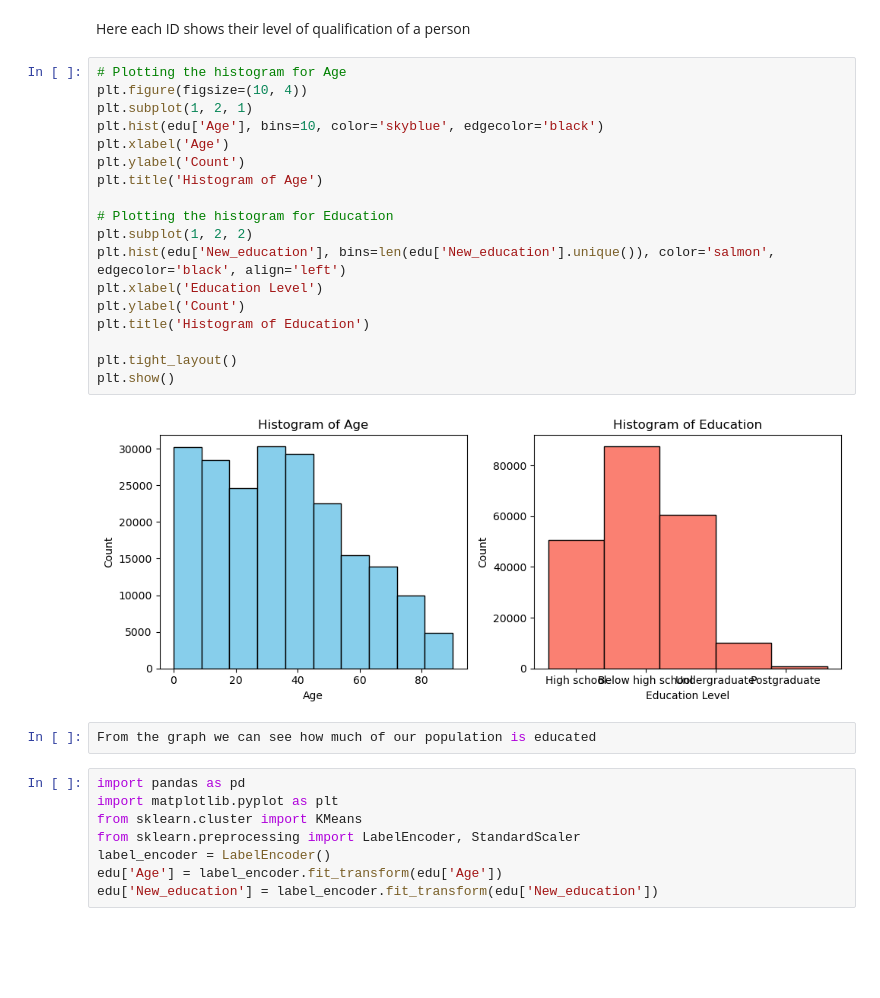
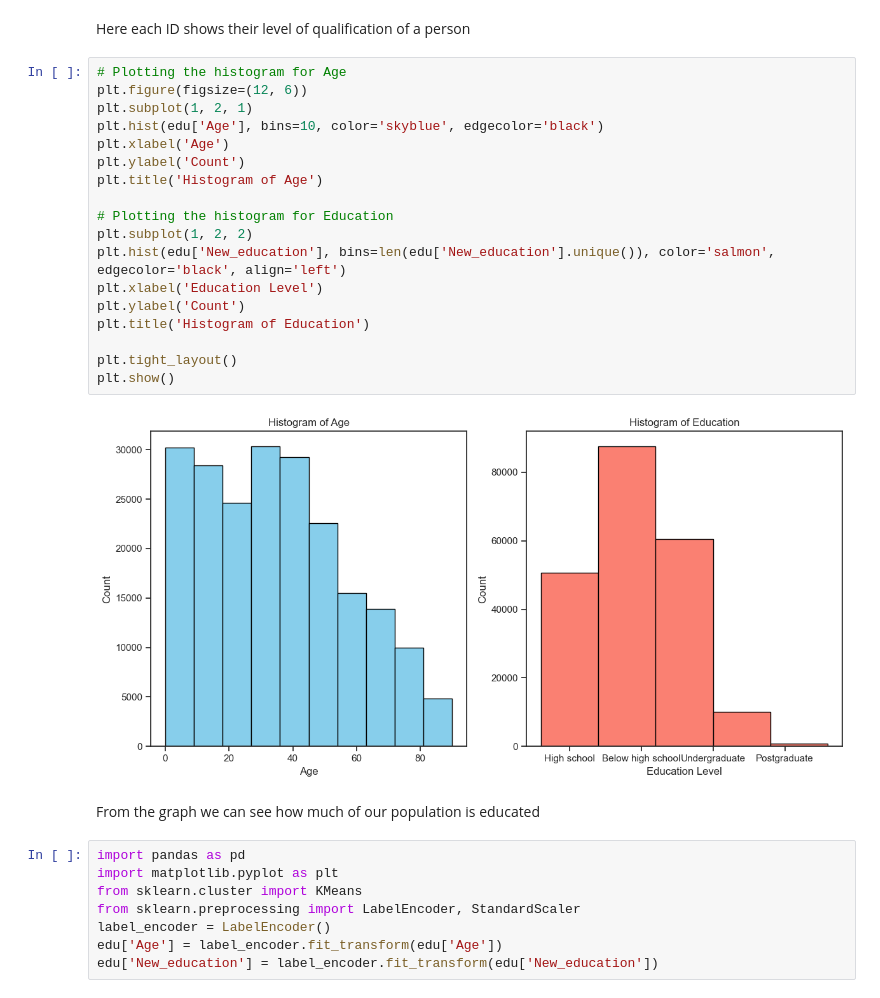
Before and after one commit to soodkunal/income-prediction, a Jupyter notebook: us 20 century.ipynb, the cells around one changed output. Drawn from its saved outputs; the diff is of its cells as text; blank space fills up the shorter version.

```diff
--- a/us 20 century.ipynb
+++ b/us 20 century.ipynb
@@ -546,28 +546,28 @@ array(['High school', 'Below high school', 'Undergraduate',
        'Postgraduate', 'nan'], dtype=object)
 # %% [markdown]
 Here each ID shows their level of qualification of a person
-# %%
-# Plotting the histogram for Age
-plt.figure(figsize=(10, 4))
-plt.subplot(1, 2, 1)
-plt.hist(edu['Age'], bins=10, color='skyblue', edgecolor='black')
-plt.xlabel('Age')
-plt.ylabel('Count')
-plt.title('Histogram of Age')
-
-# Plotting the histogram for Education
-plt.subplot(1, 2, 2)
-plt.hist(edu['New_education'], bins=len(edu['New_education'].unique()), color='salmon', edgecolor='black', align='left')
-plt.xlabel('Education Level')
-plt.ylabel('Count')
-plt.title('Histogram of Education')
-
-plt.tight_layout()
-plt.show()
-# %% [output]
-[figure, removed]
-# %%
-From the graph we can see how much of our population is educated
+# %%
+# Plotting the histogram for Age
+plt.figure(figsize=(12, 6))
+plt.subplot(1, 2, 1)
+plt.hist(edu['Age'], bins=10, color='skyblue', edgecolor='black')
+plt.xlabel('Age')
+plt.ylabel('Count')
+plt.title('Histogram of Age')
+
+# Plotting the histogram for Education
+plt.subplot(1, 2, 2)
+plt.hist(edu['New_education'], bins=len(edu['New_education'].unique()), color='salmon', edgecolor='black', align='left')
+plt.xlabel('Education Level')
+plt.ylabel('Count')
+plt.title('Histogram of Education')
+
+plt.tight_layout()
+plt.show()
+# %% [output]
+[figure, added]
+# %% [markdown]
+From the graph we can see how much of our population is educated
 # %%
 import pandas as pd
 import matplotlib.pyplot as plt
```
Also changed, not shown: parts of 22 cells of this notebook.
